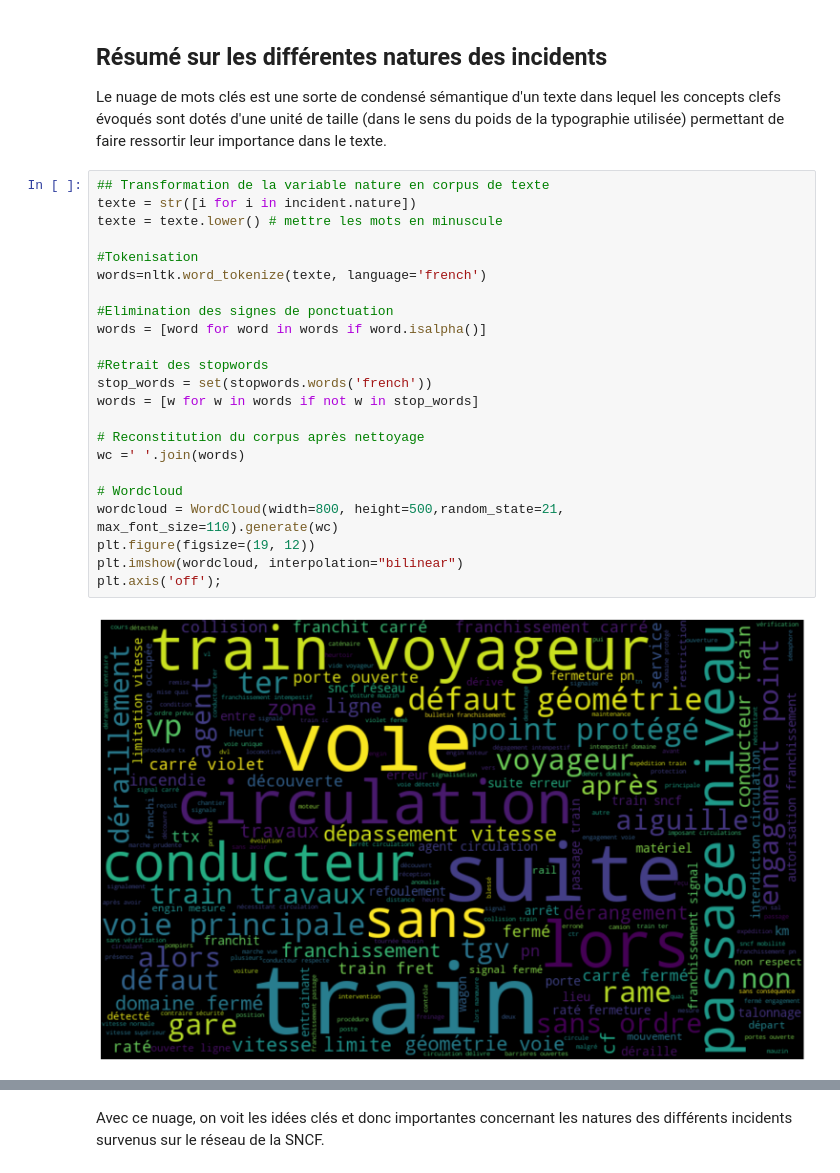
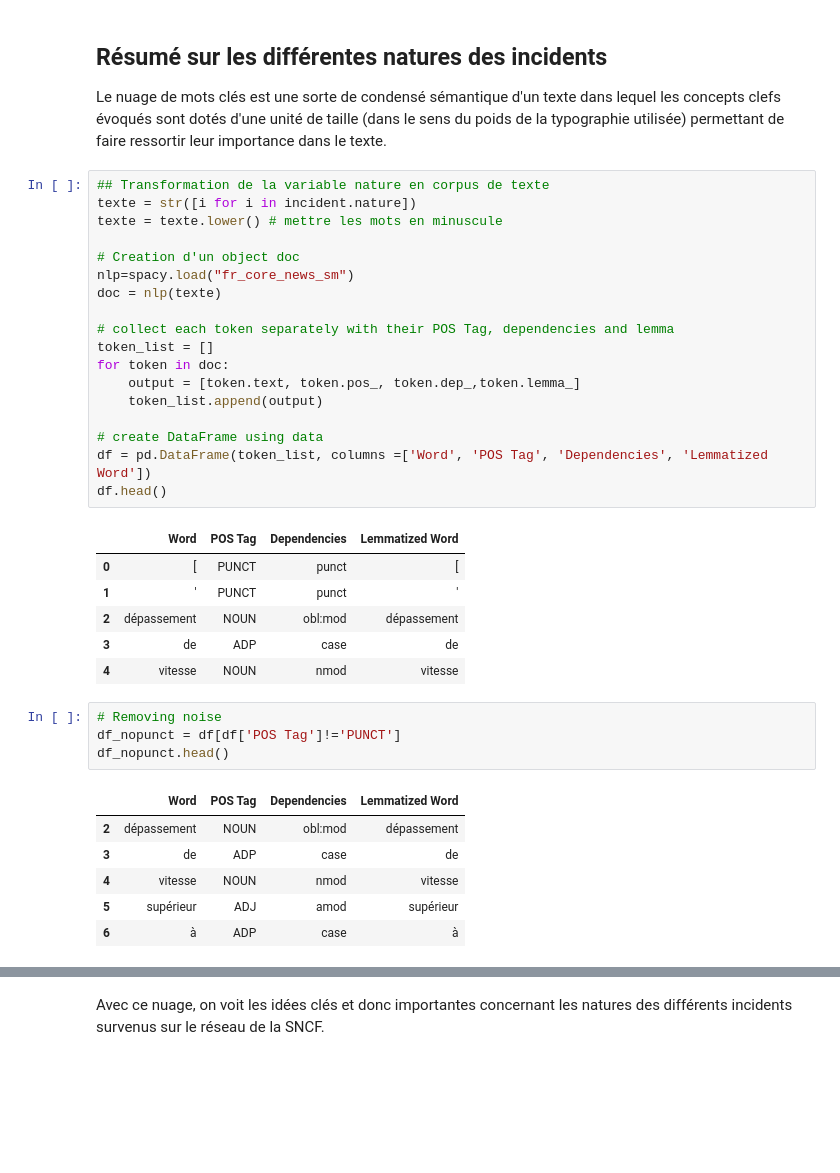
Before and after one commit to gbiaou/Projet_Python_SNCF, a Jupyter notebook: incidents_de_sécurité.ipynb, the cells around one changed output, grey strips where cells are left out. Drawn from its saved outputs; the diff is of its cells as text; blank space fills up the shorter version.

```diff
--- a/incidents_de_sécurité.ipynb
+++ b/incidents_de_sécurité.ipynb
@@ -121,28 +127,39 @@ Text(0.5, 1.0, 'Origines des incidents')
 # %% [markdown]
 ## Résumé sur les différentes natures des incidents
 Le nuage de mots clés est une sorte de condensé sémantique d'un texte dans lequel les concepts clefs évoqués sont dotés d'une unité de taille (dans le sens du poids de la typographie utilisée) permettant de faire ressortir leur importance dans le texte.
-# %%
-## Transformation de la variable nature en corpus de texte
-texte = str([i for i in incident.nature])
-texte = texte.lower() # mettre les mots en minuscule
-
-#Tokenisation
-words=nltk.word_tokenize(texte, language='french')
-
-#Elimination des signes de ponctuation
-words = [word for word in words if word.isalpha()]
-
-#Retrait des stopwords
-stop_words = set(stopwords.words('french'))
-words = [w for w in words if not w in stop_words]
-
-# Reconstitution du corpus après nettoyage
-wc =' '.join(words)
-
-# Wordcloud
-wordcloud = WordCloud(width=800, height=500,random_state=21, max_font_size=110).generate(wc)
-plt.figure(figsize=(19, 12))
-plt.imshow(wordcloud, interpolation="bilinear")
-plt.axis('off');
-# %% [output]
-[figure, removed]
+# %%
+## Transformation de la variable nature en corpus de texte
+texte = str([i for i in incident.nature])
+texte = texte.lower() # mettre les mots en minuscule
+
+# Creation d'un object doc
+nlp=spacy.load("fr_core_news_sm")
+doc = nlp(texte)
+
+# collect each token separately with their POS Tag, dependencies and lemma
+token_list = []
+for token in doc:
+    output = [token.text, token.pos_, token.dep_,token.lemma_]
+    token_list.append(output)
+
+# create DataFrame using data
+df = pd.DataFrame(token_list, columns =['Word', 'POS Tag', 'Dependencies', 'Lemmatized Word'])
+df.head()
+# %% [output]
+|  | Word | POS Tag | Dependencies | Lemmatized Word |
+| 0 | [ | PUNCT | punct | [ |
+| 1 | ' | PUNCT | punct | ' |
+| 2 | dépassement | NOUN | obl:mod | dépassement |
+| 3 | de | ADP | case | de |
+| 4 | vitesse | NOUN | nmod | vitesse |
+# %%
+# Removing noise
+df_nopunct = df[df['POS Tag']!='PUNCT']
+df_nopunct.head()
+# %% [output]
+|  | Word | POS Tag | Dependencies | Lemmatized Word |
+| 2 | dépassement | NOUN | obl:mod | dépassement |
+| 3 | de | ADP | case | de |
+| 4 | vitesse | NOUN | nmod | vitesse |
+| 5 | supérieur | ADJ | amod | supérieur |
+| 6 | à | ADP | case | à |
```
Also changed, not shown: parts of 4 cells of this notebook.
